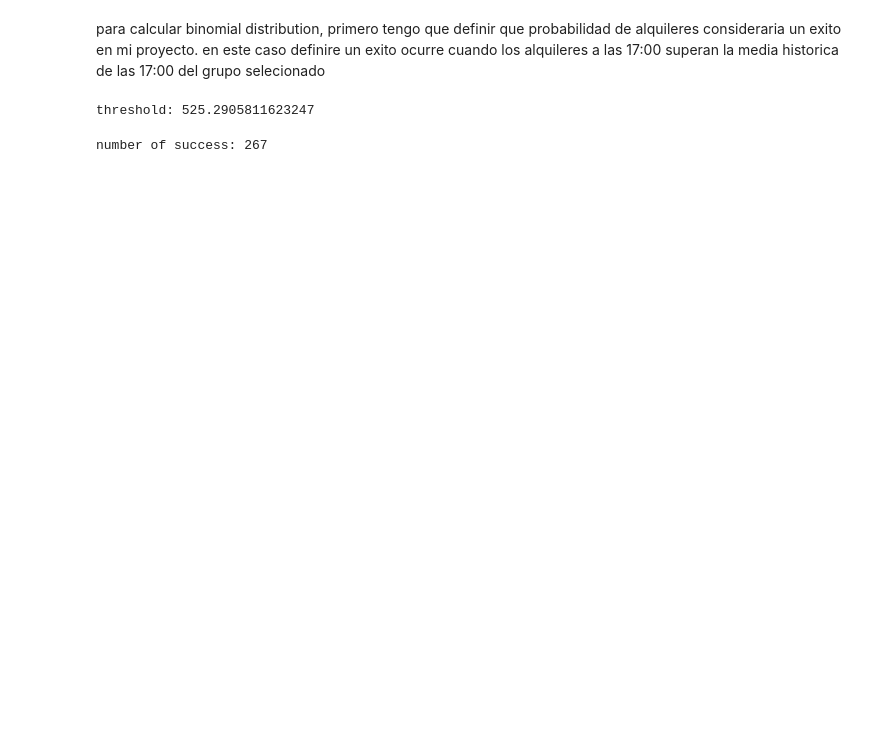
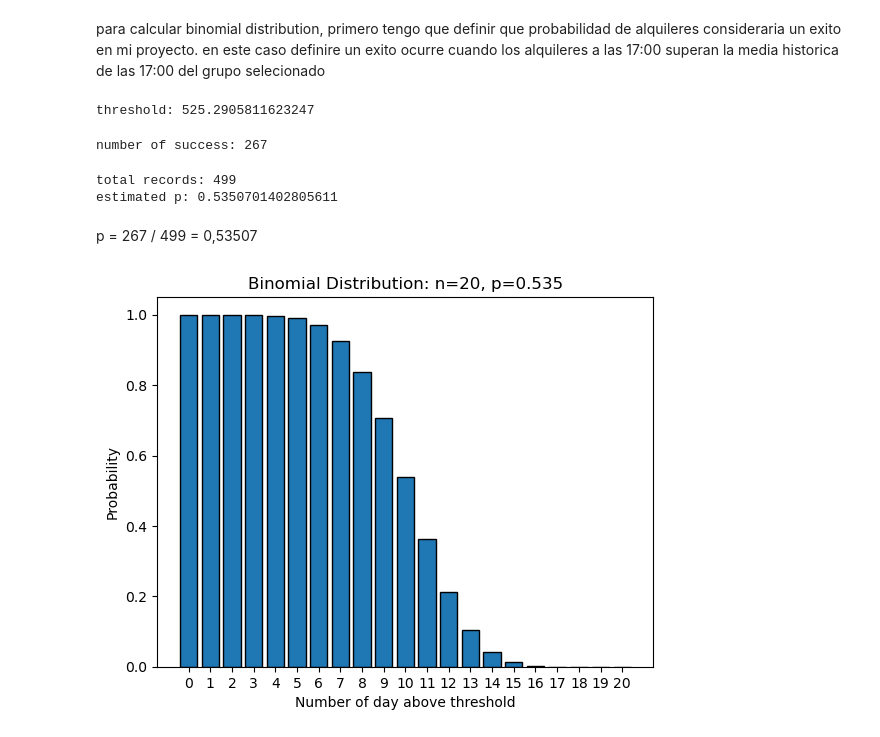
Before and after one commit to 2026491-max/Statistical---Project---26-, a Jupyter notebook: Bike Sharing.ipynb, the cells around one changed output. Cells and saved outputs as stored; diff of their text form; code cells hidden in the pictures; blank space fills up the shorter version.

```diff
--- a/Bike Sharing.ipynb
+++ b/Bike Sharing.ipynb
@@ -171,0 +176,10 @@ number of success: 267
+# %%
+total_records = selected["cnt"].count()
+p_estimate = success / total_records
+print("total records:",total_records)
+print("estimated p:",p_estimate)
+# %% [output]
+total records: 499
+estimated p: 0.5350701402805611
+# %% [markdown]
+p = 267 / 499 = 0,53507
@@ -171,0 +195,14 @@ number of success: 267
+# %%
+n = 20
+p = p_estimate
+k_values = np.arange(n + 1)
+probabilities = binom.sf(k_values, n, p)
+
+plt.bar(k_values, probabilities, edgecolor='black')
+plt.title('Binomial Distribution: n=20, p=0.535')
+plt.xlabel("Number of day above threshold")
+plt.ylabel('Probability')
+plt.xticks(k_values)
+plt.show()
+# %% [output]
+[figure, added]
```
Also changed, not shown: parts of 6 cells of this notebook, 1 other file.
